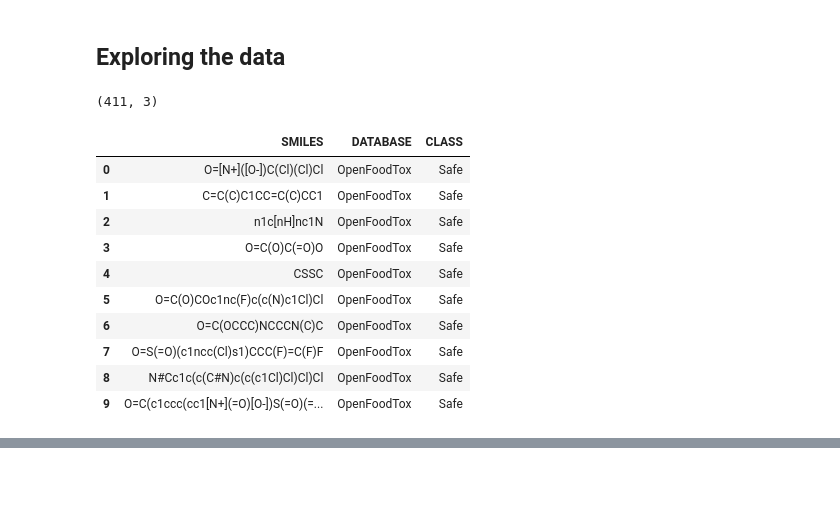
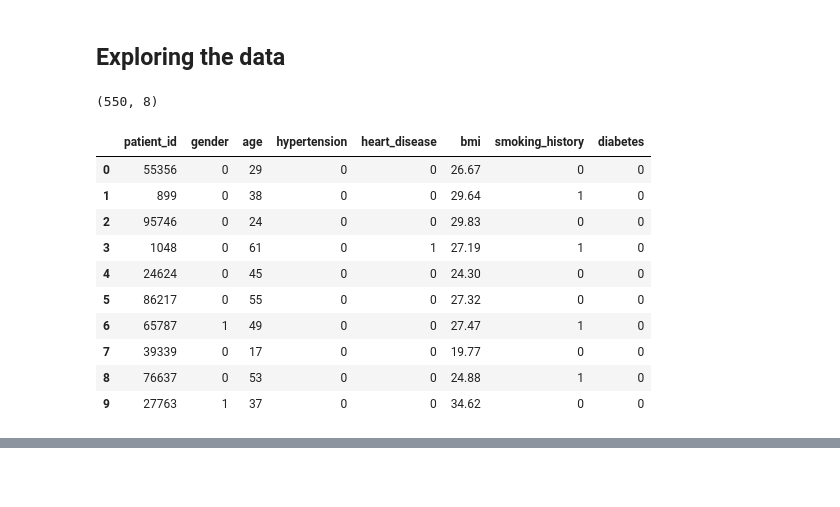
Before and after one commit to alexgcsa/ml_workshop_Oct2023, a Jupyter notebook: ml_lecture.ipynb, the cells around one changed output, grey strips where cells are left out. Saved outputs shown, nothing was run; the diff lists cells and outputs as text; code cells hidden in the pictures.

Commit message:
Diabetes problem

```diff
--- a/ml_lecture.ipynb
+++ b/ml_lecture.ipynb
@@ -84,19 +82,21 @@ warnings.simplefilter(action='ignore', category=FutureWarning)
 # %% [markdown]
 ## Exploring the data
 # %%
-df_data = pd.read_csv("data/honey_bee_toxicity.csv")  # Load data from file to a DataFrame structure
+# Load data from file to a DataFrame structure:
+df_data = pd.read_csv("data/diabetes_compact.csv")
+
 print(df_data.shape) # .shape displays how the dataframe (matrix) looks like
 df_data.head(10) # .head(10) displays the first 10 items in the dataframe
 # %% [output]
-(411, 3)
+(550, 8)
-|  | SMILES | DATABASE | CLASS |
-| 0 | O=[N+]([O-])C(Cl)(Cl)Cl | OpenFoodTox | Safe |
-| 1 | C=C(C)C1CC=C(C)CC1 | OpenFoodTox | Safe |
-| 2 | n1c[nH]nc1N | OpenFoodTox | Safe |
-| 3 | O=C(O)C(=O)O | OpenFoodTox | Safe |
-| 4 | CSSC | OpenFoodTox | Safe |
-| 5 | O=C(O)COc1nc(F)c(c(N)c1Cl)Cl | OpenFoodTox | Safe |
-| 6 | O=C(OCCC)NCCCN(C)C | OpenFoodTox | Safe |
-| 7 | O=S(=O)(c1ncc(Cl)s1)CCC(F)=C(F)F | OpenFoodTox | Safe |
-| 8 | N#Cc1c(c(C#N)c(c(c1Cl)Cl)Cl)Cl | OpenFoodTox | Safe |
-| 9 | O=C(c1ccc(cc1[N+](=O)[O-])S(=O)(=... | OpenFoodTox | Safe |
+|  | patient_id | gender | age | hypertension | heart_disease | bmi | smoking_history | diabetes |
+| 0 | 55356 | 0 | 29 | 0 | 0 | 26.67 | 0 | 0 |
+| 1 | 899 | 0 | 38 | 0 | 0 | 29.64 | 1 | 0 |
+| 2 | 95746 | 0 | 24 | 0 | 0 | 29.83 | 0 | 0 |
+| 3 | 1048 | 0 | 61 | 0 | 1 | 27.19 | 1 | 0 |
+| 4 | 24624 | 0 | 45 | 0 | 0 | 24.30 | 0 | 0 |
+| 5 | 86217 | 0 | 55 | 0 | 0 | 27.32 | 0 | 0 |
+| 6 | 65787 | 1 | 49 | 0 | 0 | 27.47 | 1 | 0 |
+| 7 | 39339 | 0 | 17 | 0 | 0 | 19.77 | 0 | 0 |
+| 8 | 76637 | 0 | 53 | 0 | 0 | 24.88 | 1 | 0 |
+| 9 | 27763 | 1 | 37 | 0 | 0 | 34.62 | 0 | 0 |
```
Also changed, not shown: parts of 36 cells of this notebook, 5 other files.
